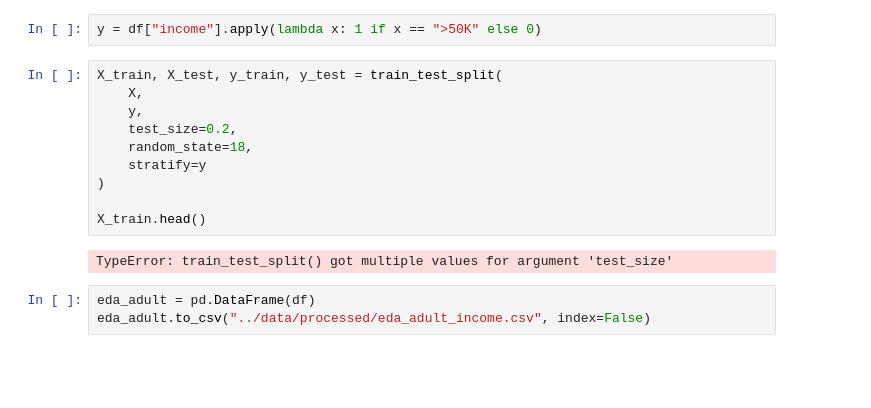
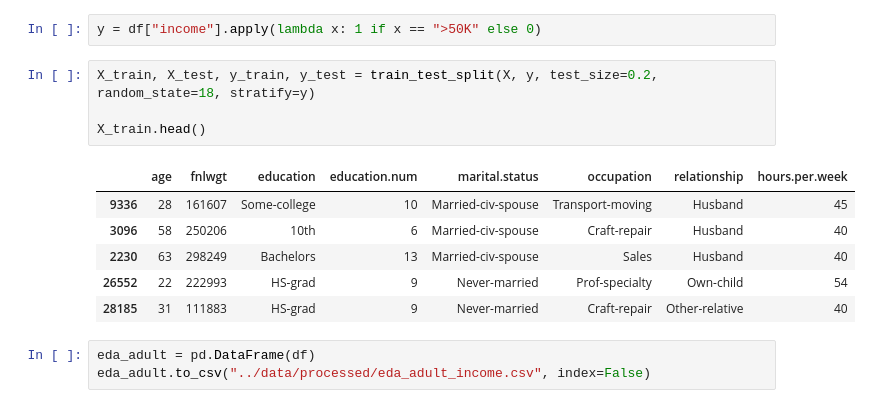
Before and after one commit to 4GeeksAcademy/Antonio27M-machine-learning, a Jupyter notebook: src/13-eda-recommendation-systems-adult-census-income.ipynb, the cells around one changed output. Cells and saved outputs as stored; diff of their text form; blank space fills up the shorter version.

```diff
--- a/src/13-eda-recommendation-systems-adult-census-income.ipynb
+++ b/src/13-eda-recommendation-systems-adult-census-income.ipynb
@@ -245,17 +245,16 @@ y = df["income"]
 # %%
 y = df["income"].apply(lambda x: 1 if x == ">50K" else 0)
 # %%
-X_train, X_test, y_train, y_test = train_test_split(
-    X,
-    y,
-    test_size=0.2,
-    random_state=18,
-    stratify=y
-)
+X_train, X_test, y_train, y_test = train_test_split(X, y, test_size=0.2, random_state=18, stratify=y)
 
 X_train.head()
 # %% [output]
-TypeError: train_test_split() got multiple values for argument 'test_size'
+|  | age | fnlwgt | education | education.num | marital.status | occupation | relationship | hours.per.week |
+| 9336 | 28 | 161607 | Some-college | 10 | Married-civ-spouse | Transport-moving | Husband | 45 |
+| 3096 | 58 | 250206 | 10th | 6 | Married-civ-spouse | Craft-repair | Husband | 40 |
+| 2230 | 63 | 298249 | Bachelors | 13 | Married-civ-spouse | Sales | Husband | 40 |
+| 26552 | 22 | 222993 | HS-grad | 9 | Never-married | Prof-specialty | Own-child | 54 |
+| 28185 | 31 | 111883 | HS-grad | 9 | Never-married | Craft-repair | Other-relative | 40 |
 # %%
 eda_adult = pd.DataFrame(df)
 eda_adult.to_csv("../data/processed/eda_adult_income.csv", index=False)
```
Also changed, not shown: parts of 1 cell of this notebook, 17 other files.
